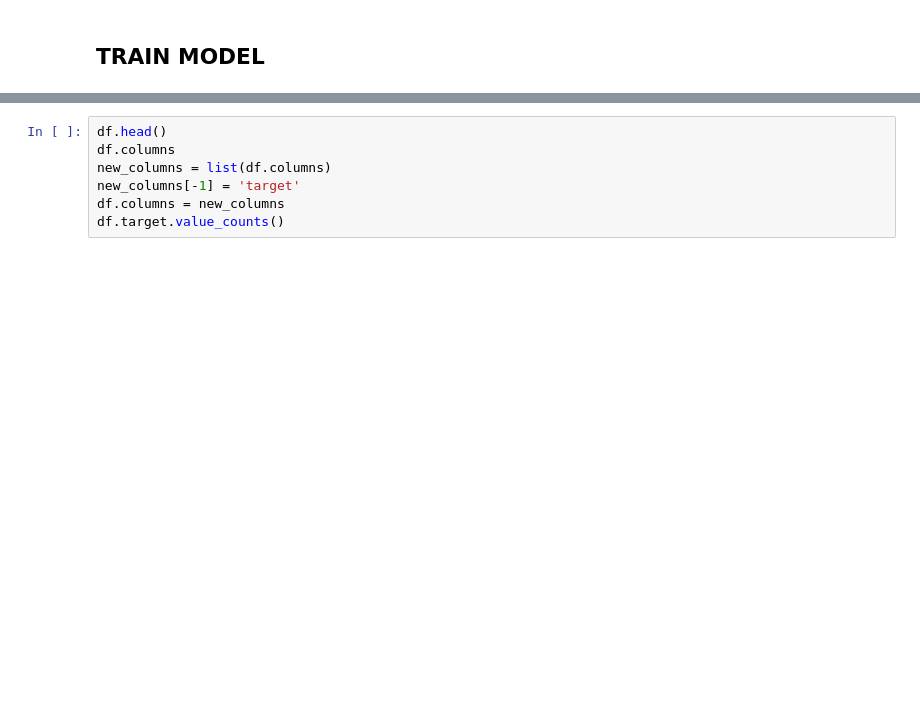
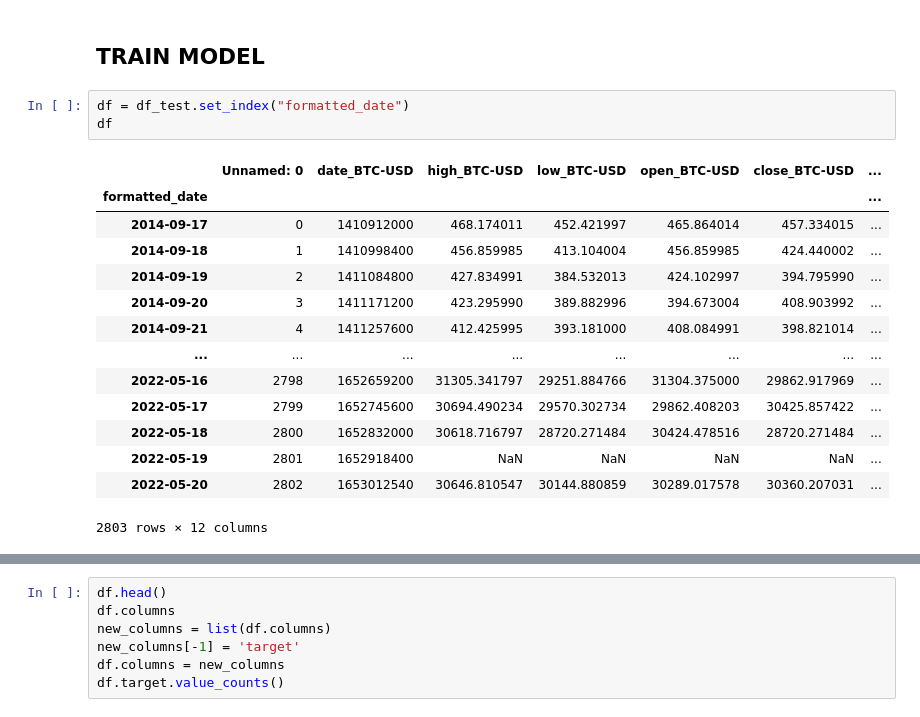
Before and after one commit to puchee99/TimeSeriesDL, a Jupyter notebook: Before_production.ipynb, the cells around one changed output, grey strips where cells are left out. Cells and saved outputs as stored; diff of their text form; blank space fills up the shorter version.

```diff
--- a/Before_production.ipynb
+++ b/Before_production.ipynb
@@ -101,3 +103,21 @@ plt.plot(dfBTC)
 [figure]
 # %% [markdown]
 ## TRAIN MODEL
+# %%
+df = df_test.set_index("formatted_date")
+df
+# %% [output]
+|  | Unnamed: 0 | date_BTC-USD | high_BTC-USD | low_BTC-USD | open_BTC-USD | close_BTC-USD | ... |
+| formatted_date |  |  |  |  |  |  | ... |
+| 2014-09-17 | 0 | 1410912000 | 468.174011 | 452.421997 | 465.864014 | 457.334015 | ... |
+| 2014-09-18 | 1 | 1410998400 | 456.859985 | 413.104004 | 456.859985 | 424.440002 | ... |
+| 2014-09-19 | 2 | 1411084800 | 427.834991 | 384.532013 | 424.102997 | 394.795990 | ... |
+| 2014-09-20 | 3 | 1411171200 | 423.295990 | 389.882996 | 394.673004 | 408.903992 | ... |
+| 2014-09-21 | 4 | 1411257600 | 412.425995 | 393.181000 | 408.084991 | 398.821014 | ... |
+| ... | ... | ... | ... | ... | ... | ... | ... |
+| 2022-05-16 | 2798 | 1652659200 | 31305.341797 | 29251.884766 | 31304.375000 | 29862.917969 | ... |
+| 2022-05-17 | 2799 | 1652745600 | 30694.490234 | 29570.302734 | 29862.408203 | 30425.857422 | ... |
+| 2022-05-18 | 2800 | 1652832000 | 30618.716797 | 28720.271484 | 30424.478516 | 28720.271484 | ... |
+| 2022-05-19 | 2801 | 1652918400 | NaN | NaN | NaN | NaN | ... |
+| 2022-05-20 | 2802 | 1653012540 | 30646.810547 | 30144.880859 | 30289.017578 | 30360.207031 | ... |
+2803 rows × 12 columns
```
Also changed, not shown: parts of 22 cells of this notebook, 10 other files.
